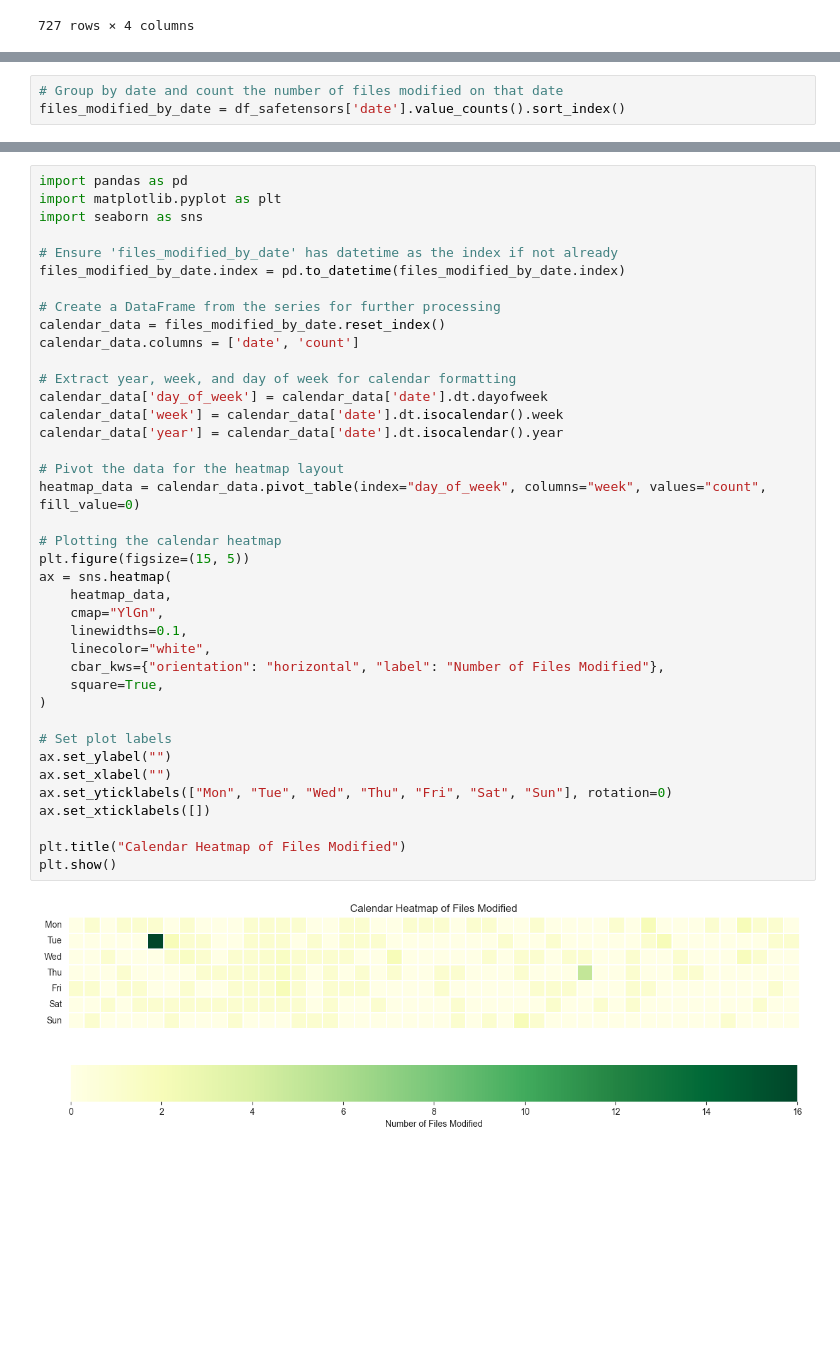
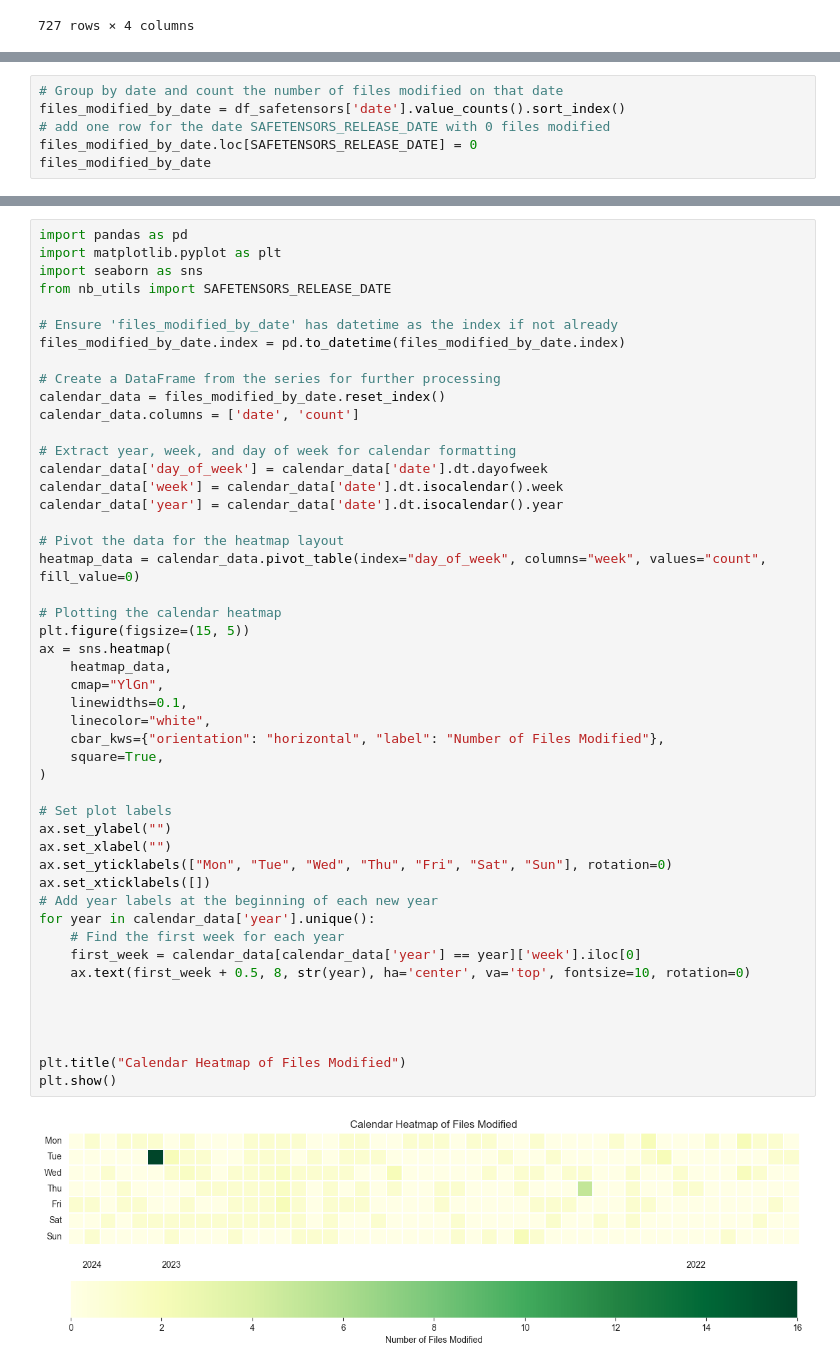
Before and after one commit to s2e-lab/model-evolution, a Jupyter notebook: scripts/notebooks/rq1_analysis.ipynb, the cells around one changed output, grey strips where cells are left out. Drawn from its saved outputs; the diff is of its cells as text; blank space fills up the shorter version.

Commit message:
adjusted rq1 to plot calendar view

```diff
--- a/scripts/notebooks/rq1_analysis.ipynb
+++ b/scripts/notebooks/rq1_analysis.ipynb
@@ -238,3 +240,6 @@ plt.show()
 # %%
 # Group by date and count the number of files modified on that date
 files_modified_by_date = df_safetensors['date'].value_counts().sort_index()
+# add one row for the date SAFETENSORS_RELEASE_DATE with 0 files modified
+files_modified_by_date.loc[SAFETENSORS_RELEASE_DATE] = 0
+files_modified_by_date
@@ -242,6 +261,7 @@ files_modified_by_date = df_safetensors['date'].value_counts().sort_index()
 import pandas as pd
 import matplotlib.pyplot as plt
 import seaborn as sns
+from nb_utils import SAFETENSORS_RELEASE_DATE
 
 # Ensure 'files_modified_by_date' has datetime as the index if not already
 files_modified_by_date.index = pd.to_datetime(files_modified_by_date.index)
@@ -251,31 +271,39 @@ calendar_data = files_modified_by_date.reset_index()
 calendar_data.columns = ['date', 'count']
 
 # Extract year, week, and day of week for calendar formatting
 calendar_data['day_of_week'] = calendar_data['date'].dt.dayofweek
 calendar_data['week'] = calendar_data['date'].dt.isocalendar().week
 calendar_data['year'] = calendar_data['date'].dt.isocalendar().year
 
 # Pivot the data for the heatmap layout
 heatmap_data = calendar_data.pivot_table(index="day_of_week", columns="week", values="count", fill_value=0)
 
 # Plotting the calendar heatmap
 plt.figure(figsize=(15, 5))
 ax = sns.heatmap(
     heatmap_data,
     cmap="YlGn",
     linewidths=0.1,
     linecolor="white",
     cbar_kws={"orientation": "horizontal", "label": "Number of Files Modified"},
     square=True,
 )
 
 # Set plot labels
 ax.set_ylabel("")
 ax.set_xlabel("")
 ax.set_yticklabels(["Mon", "Tue", "Wed", "Thu", "Fri", "Sat", "Sun"], rotation=0)
 ax.set_xticklabels([])
+# Add year labels at the beginning of each new year
+for year in calendar_data['year'].unique():
+    # Find the first week for each year
+    first_week = calendar_data[calendar_data['year'] == year]['week'].iloc[0]
+    ax.text(first_week + 0.5, 8, str(year), ha='center', va='top', fontsize=10, rotation=0)
+
+
+
 
 plt.title("Calendar Heatmap of Files Modified")
 plt.show()
 # %% [output]
-[figure, old version]
+[figure, new version]
```
Also changed, not shown: parts of 2 cells of this notebook.
